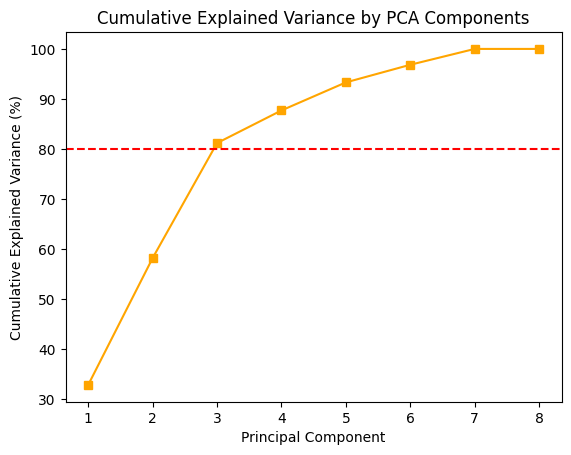
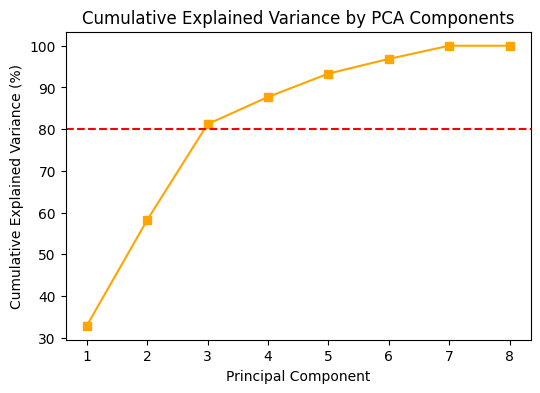
Unified diff of the notebook cell whose output changed from the first chart to the second:
--- before
+++ after
@@ -1,3 +1,4 @@
 # Add cumulative variance
+plt.figure(figsize=(6,4))
 cum_var = np.cumsum(explained_var) * 100
 plt.plot(range(1, len(cum_var) + 1), cum_var, marker='s', color='orange')

Commit: Labeling PCA plot by cell line